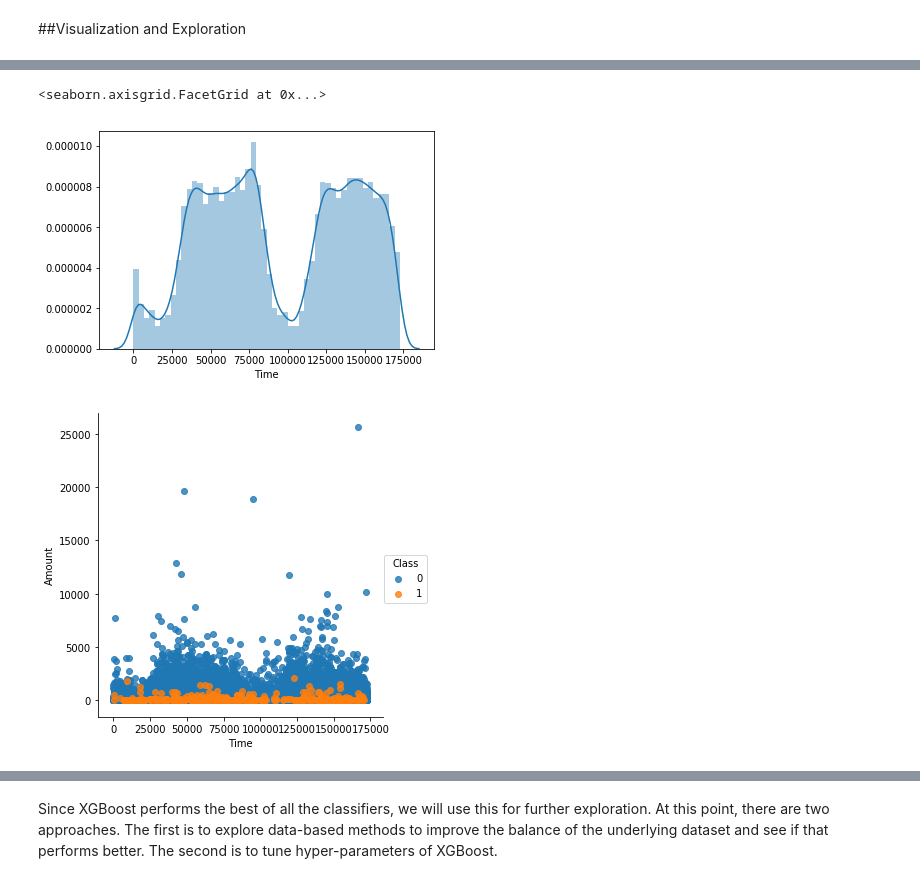
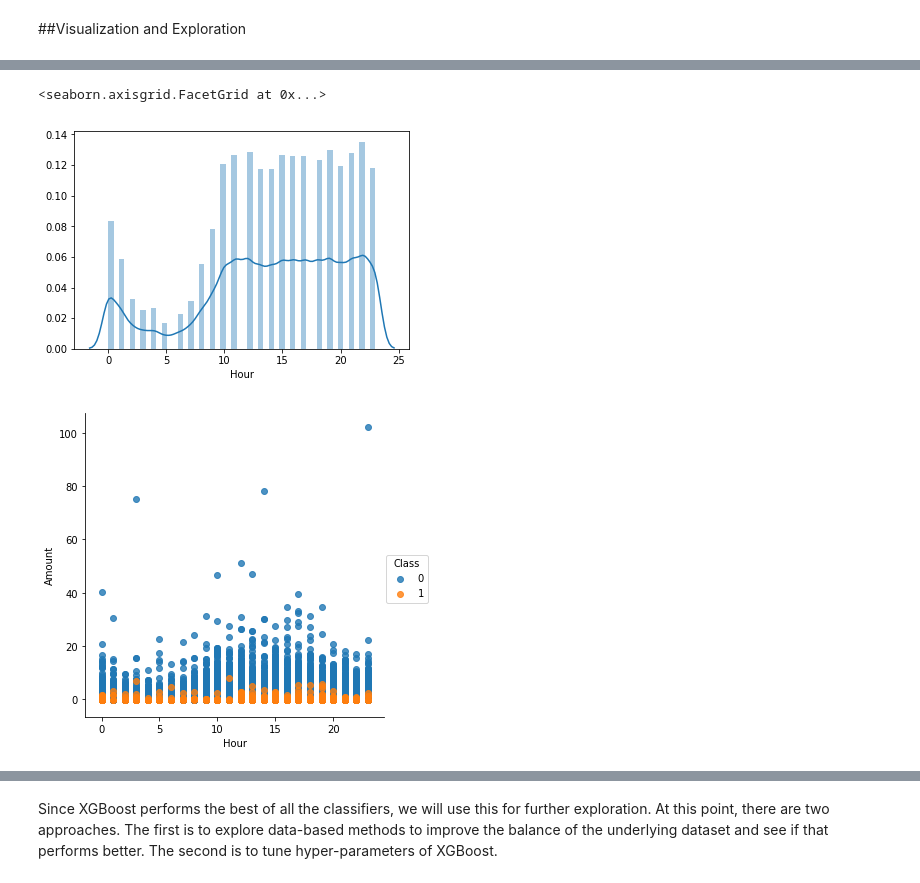
Before and after one commit to santhanaks/projects, a Jupyter notebook: capstone/credit.ipynb, the cells around one changed output, grey strips where cells are left out. Saved outputs shown, nothing was run; the diff lists cells and outputs as text; code cells hidden in the pictures.

```diff
--- a/capstone/credit.ipynb
+++ b/capstone/credit.ipynb
@@ -57,3 +81,5 @@ print y.shape
+# %%
+data['Hour']= data['Time'].apply(lambda x: np.ceil(float(x)/3600.) % 24)
 # %%
 import seaborn as sns
 import matplotlib.pyplot as plt
@@ -75,7 +92,7 @@ sns.boxplot(data=X,hue="Class")
 # %%
-sns.distplot(data.Time)
-sns.lmplot(x='Time', y='Amount', data=data,fit_reg=False,hue='Class')
+sns.distplot(data.Hour)
+sns.lmplot(x='Hour', y='Amount', data=data,fit_reg=False,hue='Class')
 # %% [output]
 <seaborn.axisgrid.FacetGrid at 0x...>
-[figure, old version]
+[figure, new version]
-[figure, old version]
+[figure, new version]
```
Also changed, not shown: parts of 59 cells of this notebook, 2 other files.
